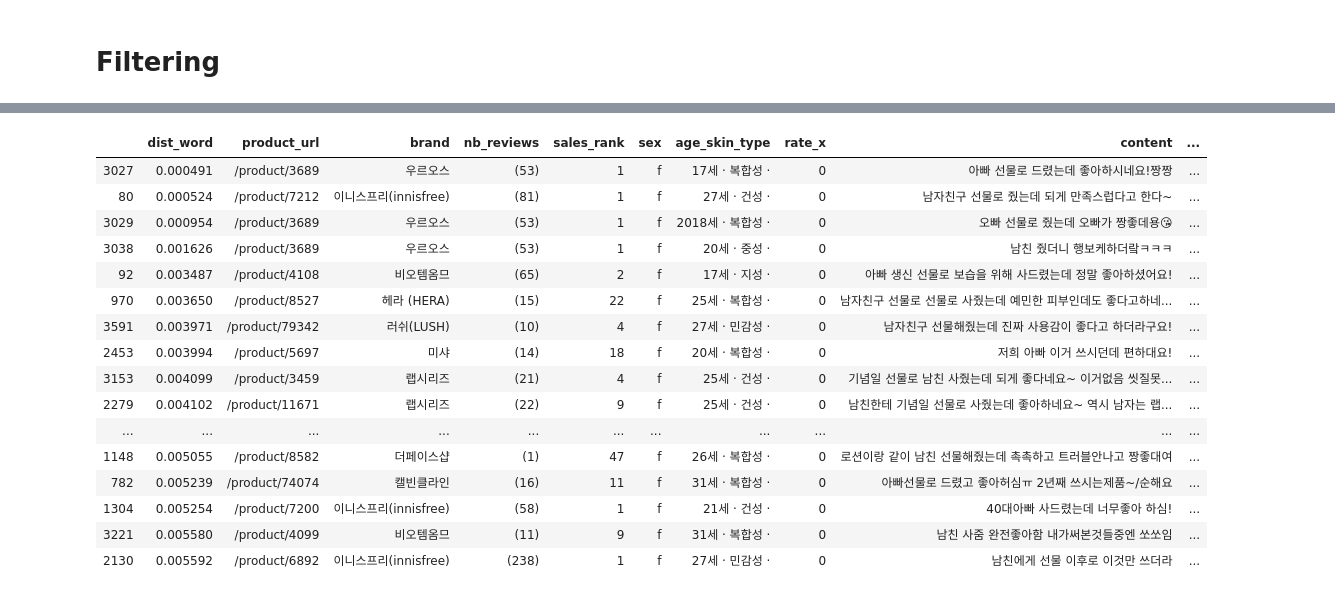
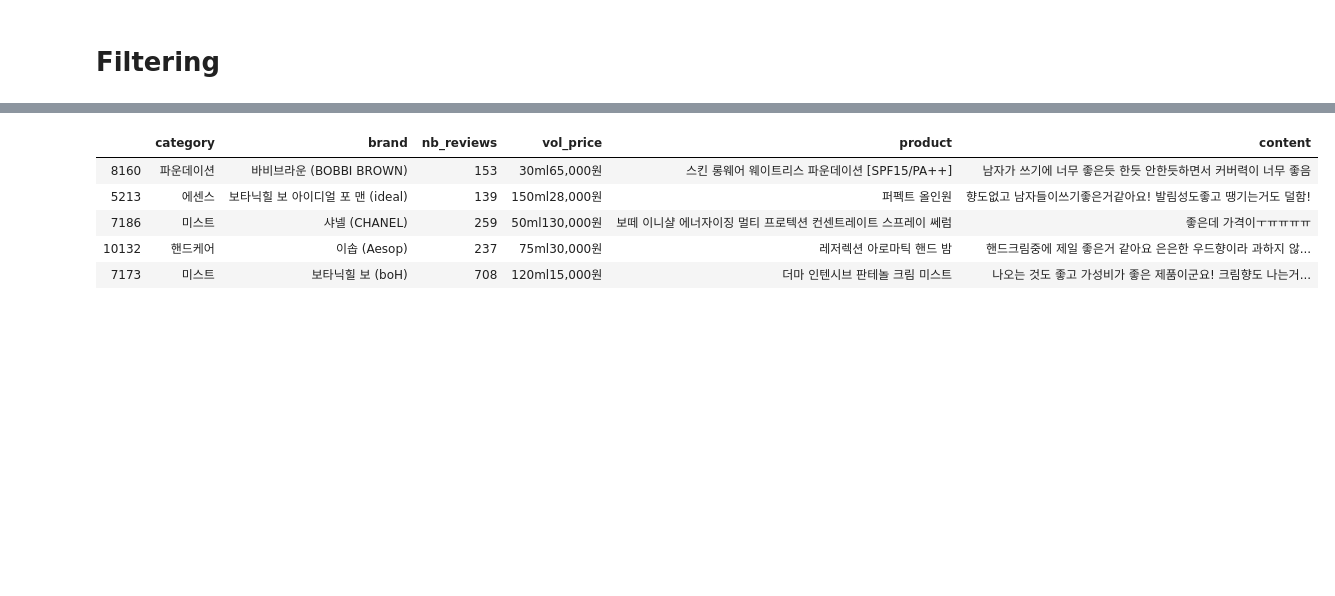
Before and after one commit to DataNetworkAnalysis/Cosmetic-Recommendation-for-Man, a Jupyter notebook: notebook/Recommeder.ipynb, the cells around one changed output, grey strips where cells are left out. Drawn from its saved outputs; the diff is of its cells as text; code cells hidden in the pictures; blank space fills up the shorter version.

```diff
--- a/notebook/Recommeder.ipynb
+++ b/notebook/Recommeder.ipynb
@@ -102,0 +254,4 @@ array(['스킨', '로션', '에센스', '크림', '클렌징', '스크럽/필링
+# %%
+nb_reviews_med = reviews_prod.nb_reviews.describe().loc['50%']
+# %%
+reviews_prod = reviews_prod[reviews_prod.nb_reviews >= nb_reviews_med]
@@ -158,2 +273,3 @@ print(inter_word)
-# %%
-features = ['product_url','brand','nb_reviews','sex','age_skin_type','rate_x','content','product']
+# %%
+reviews_prod = reviews_prod[reviews_prod.rate_x.isin([0,1])]
+print('reviews_prod.shape: ',reviews_prod.shape)
@@ -181,29 +295,18 @@ temp.head()
 # %%
 f = set(s_text[0]) & set(cat_lst)
 if len(f) > 0:
     temp = reviews_prod[['dist_word'] + features]
-    temp = temp[temp.category.isin(f)].sort_values(by=['rate_x','dist_word']).head(20)
+    temp = temp[temp.category.isin(f)].sort_values(by=['rate_x','dist_word']).drop_duplicates()
 else:
-    temp = reviews_prod[['dist_word'] + features].sort_values(by=['rate_x','dist_word']).head(20)
-temp
+    temp = reviews_prod[['dist_word'] + features].sort_values(by=['rate_x','dist_word']).drop_duplicates()
+temp[show_features + ['content']].head()
 # %% [output]
-|  | dist_word | product_url | brand | nb_reviews | sales_rank | sex | age_skin_type | rate_x | content | ... |
-| 3027 | 0.000491 | /product/3689 | 우르오스 | (53) | 1 | f | 17세 · 복합성 · | 0 | 아빠 선물로 드렸는데 좋아하시네요!짱짱 | ... |
-| 80 | 0.000524 | /product/7212 | 이니스프리(innisfree) | (81) | 1 | f | 27세 · 건성 · | 0 | 남자친구 선물로 줬는데 되게 만족스럽다고 한다~ | ... |
-| 3029 | 0.000954 | /product/3689 | 우르오스 | (53) | 1 | f | 2018세 · 복합성 · | 0 | 오빠 선물로 줬는데 오빠가 짱좋데용😘 | ... |
-| 3038 | 0.001626 | /product/3689 | 우르오스 | (53) | 1 | f | 20세 · 중성 · | 0 | 남친 줬더니 행보케하더랔ㅋㅋㅋ | ... |
-| 92 | 0.003487 | /product/4108 | 비오템옴므 | (65) | 2 | f | 17세 · 지성 · | 0 | 아빠 생신 선물로 보습을 위해 사드렸는데 정말 좋아하셨어요! | ... |
-| 970 | 0.003650 | /product/8527 | 헤라 (HERA) | (15) | 22 | f | 25세 · 복합성 · | 0 | 남자친구 선물로 선물로 사줬는데 예민한 피부인데도 좋다고하네... | ... |
-| 3591 | 0.003971 | /product/79342 | 러쉬(LUSH) | (10) | 4 | f | 27세 · 민감성 · | 0 | 남자친구 선물해줬는데 진짜 사용감이 좋다고 하더라구요! | ... |
-| 2453 | 0.003994 | /product/5697 | 미샤 | (14) | 18 | f | 20세 · 복합성 · | 0 | 저희 아빠 이거 쓰시던데 편하대요! | ... |
-| 3153 | 0.004099 | /product/3459 | 랩시리즈 | (21) | 4 | f | 25세 · 건성 · | 0 | 기념일 선물로 남친 사줬는데 되게 좋다네요~ 이거없음 씻질못... | ... |
-| 2279 | 0.004102 | /product/11671 | 랩시리즈 | (22) | 9 | f | 25세 · 건성 · | 0 | 남친한테 기념일 선물로 사줬는데 좋아하네요~ 역시 남자는 랩... | ... |
-| ... | ... | ... | ... | ... | ... | ... | ... | ... | ... | ... |
-| 1148 | 0.005055 | /product/8582 | 더페이스샵 | (1) | 47 | f | 26세 · 복합성 · | 0 | 로션이랑 같이 남친 선물해줬는데 촉촉하고 트러블안나고 짱좋대여 | ... |
-| 782 | 0.005239 | /product/74074 | 캘빈클라인 | (16) | 11 | f | 31세 · 복합성 · | 0 | 아빠선물로 드렸고 좋아허심ㅠ 2년째 쓰시는제품~/순해요 | ... |
-| 1304 | 0.005254 | /product/7200 | 이니스프리(innisfree) | (58) | 1 | f | 21세 · 건성 · | 0 | 40대아빠 사드렸는데 너무좋아 하심! | ... |
-| 3221 | 0.005580 | /product/4099 | 비오템옴므 | (11) | 9 | f | 31세 · 복합성 · | 0 | 남친 사줌 완전좋아함 내가써본것들중엔 쏘쏘임 | ... |
-| 2130 | 0.005592 | /product/6892 | 이니스프리(innisfree) | (238) | 1 | f | 27세 · 민감성 · | 0 | 남친에게 선물 이후로 이것만 쓰더라 | ... |
+|  | category | brand | nb_reviews | vol_price | product | content |
+| 8160 | 파운데이션 | 바비브라운 (BOBBI BROWN) | 153 | 30ml65,000원 | 스킨 롱웨어 웨이트리스 파운데이션 [SPF15/PA++] | 남자가 쓰기에 너무 좋은듯 한듯 안한듯하면서 커버력이 너무 좋음 |
+| 5213 | 에센스 | 보타닉힐 보 아이디얼 포 맨 (ideal) | 139 | 150ml28,000원 | 퍼펙트 올인원 | 향도없고 남자들이쓰기좋은거같아요! 발림성도좋고 땡기는거도 덜함! |
+| 7186 | 미스트 | 샤넬 (CHANEL) | 259 | 50ml130,000원 | 보떼 이니샬 에너자이징 멀티 프로텍션 컨센트레이트 스프레이 쎄럼 | 좋은데 가격이ㅜㅠㅠㅠㅠ |
+| 10132 | 핸드케어 | 이솝 (Aesop) | 237 | 75ml30,000원 | 레저렉션 아로마틱 핸드 밤 | 핸드크림중에 제일 좋은거 같아요 은은한 우드향이라 과하지 않... |
+| 7173 | 미스트 | 보타닉힐 보 (boH) | 708 | 120ml15,000원 | 더마 인텐시브 판테놀 크림 미스트 | 나오는 것도 좋고 가성비가 좋은 제품이군요! 크림향도 나는거... |
 # %%
 f = set(s_text[0]) & set(cat_lst)
 if len(f) > 0:
```
Also changed, not shown: parts of 45 cells of this notebook.
